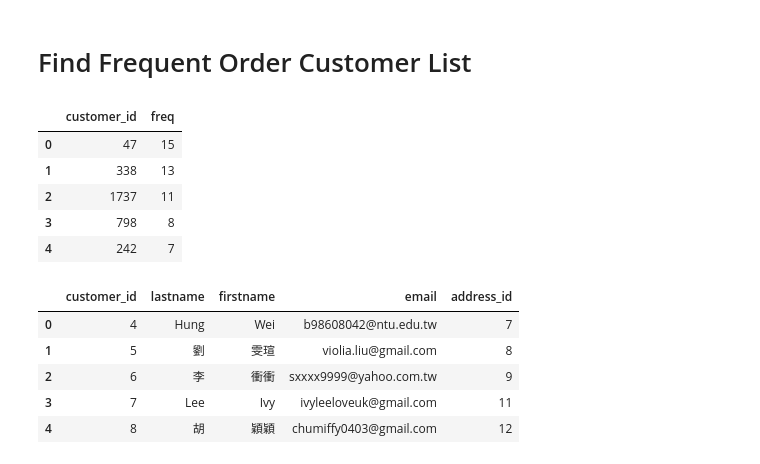
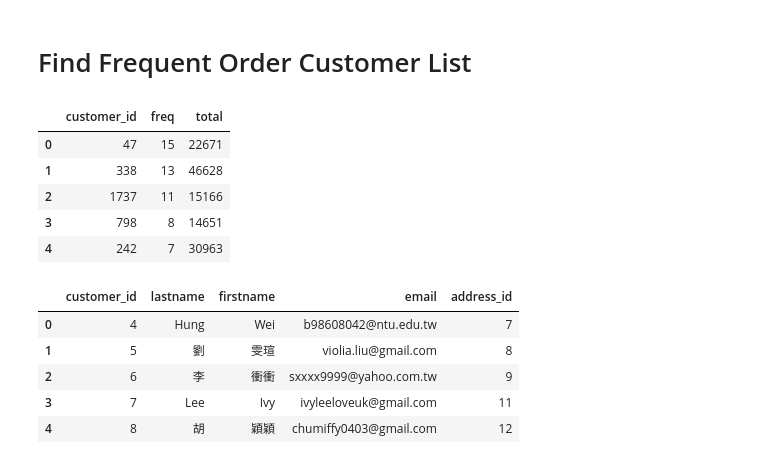
Before and after one commit to NeoNeoHo/learn-by-visitor, a Jupyter notebook: Order Relation Check.ipynb, the cells around one changed output. Cells and saved outputs as stored; diff of their text form; code cells hidden in the pictures.

```diff
--- a/Order Relation Check.ipynb
+++ b/Order Relation Check.ipynb
@@ -3,20 +3,21 @@
 # %%
 from util_dao_mysql import VecsInfoDao
 import pandas as pd
 from mosql.util import raw
 vecs_dao = VecsInfoDao()
 freq_customer = vecs_dao.get_dao().select('oc_order', where={'order_status_id in':[40, 20, 28, 32]},
-                                 columns=raw('customer_id, count(customer_id)'),
+                                 columns=raw('customer_id, count(customer_id), sum(total)'),
                                  group_by=('customer_id', ), order_by=raw('count(customer_id) desc'))
-df_freq_customer_meta = pd.DataFrame(freq_customer, columns=['customer_id', 'freq'])
+df_freq_customer_meta = pd.DataFrame(freq_customer, columns=['customer_id', 'freq', 'total'])
+df_freq_customer_meta.total = df_freq_customer_meta['total'].map(lambda x: round(x,0))
 df_freq_customer_meta.head()
 # %% [output]
-|  | customer_id | freq |
-| 0 | 47 | 15 |
-| 1 | 338 | 13 |
-| 2 | 1737 | 11 |
-| 3 | 798 | 8 |
-| 4 | 242 | 7 |
+|  | customer_id | freq | total |
+| 0 | 47 | 15 | 22671 |
+| 1 | 338 | 13 | 46628 |
+| 2 | 1737 | 11 | 15166 |
+| 3 | 798 | 8 | 14651 |
+| 4 | 242 | 7 | 30963 |
 # %%
 customer_table = vecs_dao.get_dao().select('oc_customer', columns=['customer_id', 'lastname', 'firstname', 'email', 'address_id'], order_by='customer_id asc')
 df_customer_table_meta = pd.DataFrame(customer_table, columns=['customer_id', 'lastname', 'firstname', 'email', 'address_id'])
```
Also changed, not shown: parts of 1 cell of this notebook, 4 other files.
